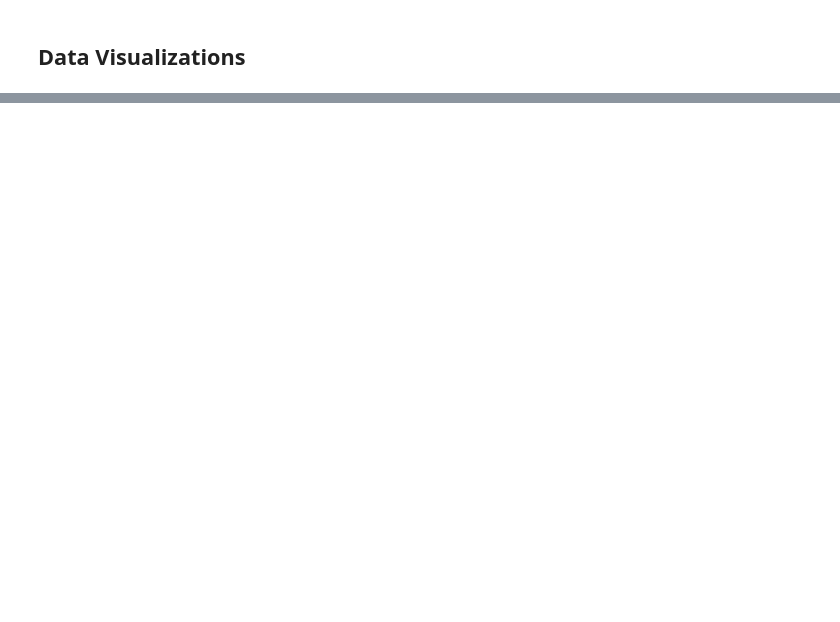
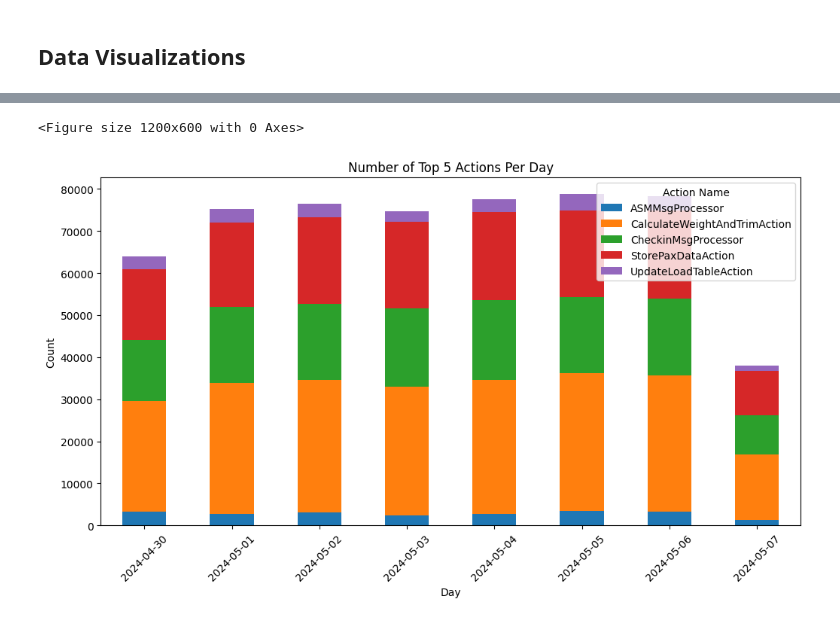
Before and after one commit to henrik-ra/Projektrealisierung, a Jupyter notebook: data_analysis.ipynb, the cells around one changed output, grey strips where cells are left out. Cells and saved outputs as stored; diff of their text form; code cells hidden in the pictures; blank space fills up the shorter version.

```diff
--- a/data_analysis.ipynb
+++ b/data_analysis.ipynb
@@ -61,21 +185,24 @@ plt.show()
 # %%
 # Identify the top 5 most occurring actions
-top_actions = data['action_name'].value_counts().nlargest(5).index
+top_actions = filtered_data['action_name'].value_counts().nlargest(5).index
 
 # Filter data_cleaned to include only the top 5 actions
-filtered_data = data[data['action_name'].isin(top_actions)]
+top_filtered = filtered_data[filtered_data['action_name'].isin(top_actions)]
 
 # Resample data to day and sum the action counts
-action_counts = filtered_data.groupby([filtered_data.index.date, 'action_name']).size().unstack(fill_value=0)
+action_counts = top_filtered.groupby([top_filtered.index.date, 'action_name']).size().unstack(fill_value=0)
 
 # Plot number of actions per day for the top 5 actions
 plt.figure(figsize=(12, 6))
 action_counts.plot(kind='bar', stacked=True, figsize=(12, 6))
 plt.title('Number of Top 5 Actions Per Day')
 plt.xlabel('Day')
 plt.ylabel('Count')
 plt.legend(title='Action Name')
 plt.xticks(rotation=45)
 plt.show()
+# %% [output]
+<Figure size 1200x600 with 0 Axes>
+[figure, added]
 # %%
 # Count the occurrences of each user_name
```
Also changed, not shown: parts of 25 cells of this notebook, 1 other file.
